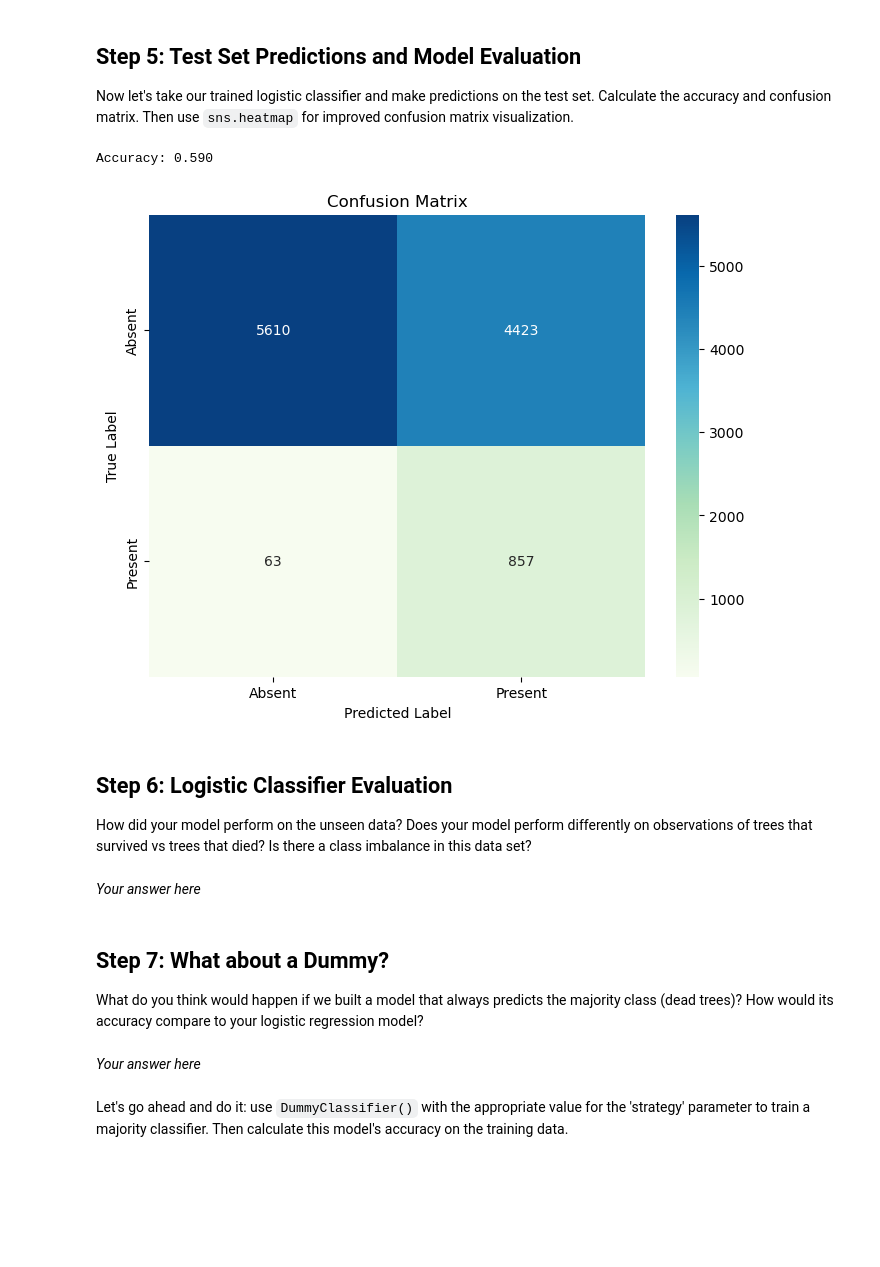
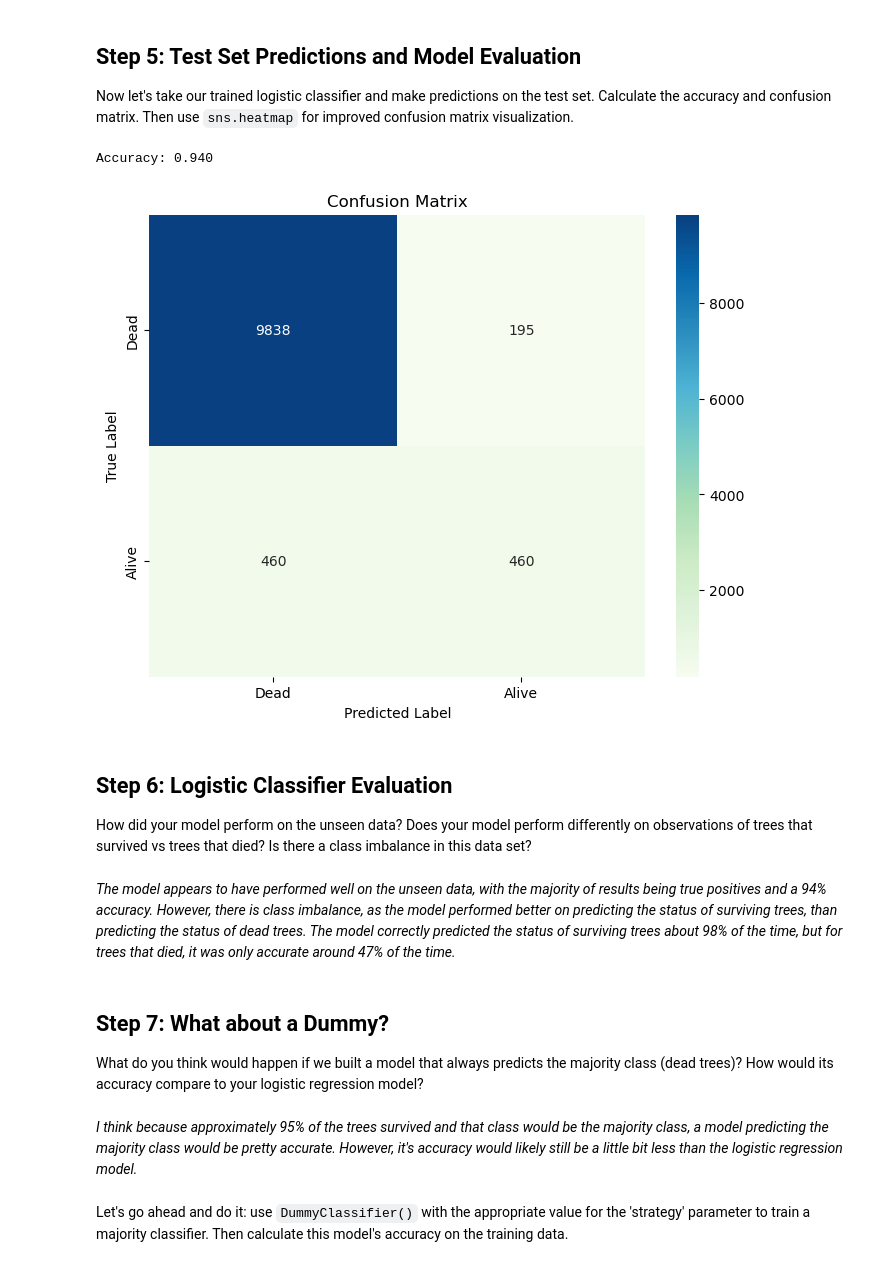
Before and after one commit to evajnewby/EDS232-labs, a Jupyter notebook: Week3/lab3-wildfire.ipynb, the cells around one changed output. Saved outputs shown, nothing was run; the diff lists cells and outputs as text; code cells hidden in the pictures; blank space fills up the shorter version.

```diff
--- a/Week3/lab3-wildfire.ipynb
+++ b/Week3/lab3-wildfire.ipynb
@@ -81,8 +81,8 @@ CR_post          float64
 dtype: object
 # %%
 # Recode categorical predictors to zero-based integer form
-for col in ['Genus_species', 'YrFireName', 'Species']:
-    trees_dat[col],_ = pd.factorize(trees_dat[col], sort=True)
+for col in ['YrFireName', 'Species', 'Genus_species']:
+    trees_dat[f"{col}_int"] = trees_dat[col].astype('category').cat.codes
 
 # Check
 trees_dat.head()
@@ -97,7 +97,7 @@ trees_dat.head()
 2. Then we'll split into training and test data and scale for coefficient interpretability.  Recall that we use the training features to calculate our scaling parameters (mean and standard deviation) and apply the scaling to those training features (`scaler.fit_transform`) and then apply the scaling to the features in the test data as well (`scaler.transform`).
 # %%
 # Assign predictor and outcome variables
-X = trees_dat.loc[:, trees_dat.columns != 'yr1status']
+X = trees_dat[['YrFireName_int', 'Species_int', 'Genus_species_int', 'DBH_cm', 'HT_m', 'CR_pre', 'CR_post', 'Times_burned']]
 y = trees_dat[['yr1status']]
 
 X_train, X_test, y_train, y_test = train_test_split(X, y, test_size = 0.3, random_state = 42)
@@ -132,10 +131,11 @@ Testing set observations: 10953
 Create a classifier using `LogisticRegression()` and fit it on the training data.  Then assess the model's accuracy on the training set by making predictions on the training data.  Calculate and **print** the accuracy of your model on the training set.
 # %%
 # Initialize and fit model
-model = LogisticRegression().fit(X_train, y_train)
+model = LogisticRegression()
+model.fit(X_train_scaled, y_train)
 
 # Make predictions
-y_train_pred = model.predict(X_train)
+y_train_pred = model.predict(X_train_scaled)
 
 # evaluate accuracy
 accuracy = accuracy_score(y_train, y_train_pred)
@@ -147,45 +147,42 @@ Training Accuracy: 0.945
 ## Step 5: Test Set Predictions and Model Evaluation
 Now let's take our trained logistic classifier and make predictions on the test set. Calculate the accuracy and confusion matrix. Then use `sns.heatmap` for improved confusion matrix visualization.
 # %%
-# Scale data
-X_test_scaled = scaler.transform(X_test)
-
 # Make predictions on the test set
 y_pred = model.predict(X_test_scaled)
 
 # Accuracy
-accuracy = accuracy_score(y_test, y_pred)
+accuracy2 = accuracy_score(y_test, y_pred)
 
 # Print evaluation metrics
-print(f"Accuracy: {accuracy:.3f}")
+print(f"Accuracy: {accuracy2:.3f}")
 
 # Create confusion matrix
 cm = confusion_matrix(y_test, y_pred)
 
 # Create confusion matrix plot
 plt.figure(figsize = (8,6))
 sns.heatmap(cm, annot = True, fmt = 'd', cmap = 'GnBu',
-               xticklabels = ['Absent', 'Present'],
-               yticklabels = ['Absent', 'Present'])
+               xticklabels = ['Dead', 'Alive'],
+               yticklabels = ['Dead', 'Alive'])
 plt.title('Confusion Matrix')
 plt.ylabel("True Label")
 plt.xlabel("Predicted Label")
 plt.show()
 # %% [output]
-Accuracy: 0.590
+Accuracy: 0.940
-[figure, old version]
+[figure, new version]
 # %% [markdown]
 ## Step 6: Logistic Classifier Evaluation
 How did your model perform on the unseen data?
 Does your model perform differently on observations of trees that survived vs trees that died?
 Is there a class imbalance in this data set?
 # %% [markdown]
-*Your answer here*
+*The model appears to have performed well on the unseen data, with the majority of results being true positives and a 94% accuracy. However, there is class imbalance, as the model performed better on predicting the status of surviving trees, than predicting the status of dead trees. The model correctly predicted the status of surviving trees about 98% of the time, but for trees that died, it was only accurate around 47% of the time.*
 # %% [markdown]
 ## Step 7: What about a Dummy?
 What do you think would happen if we built a model that always predicts the majority class (dead trees)? How would its accuracy compare to your logistic regression model?
 # %% [markdown]
-*Your answer here*
+*I think because approximately 95% of the trees survived and that class would be the majority class, a model predicting the majority class would be pretty accurate. However, it's accuracy would likely still be a little bit less than the logistic regression model.*
 # %% [markdown]
 Let's go ahead and do it: use `DummyClassifier()` with the appropriate value for the 'strategy' parameter to train a majority classifier.  Then calculate this model's accuracy on the training data.
 # %%
```
Also changed, not shown: parts of 11 cells of this notebook.
